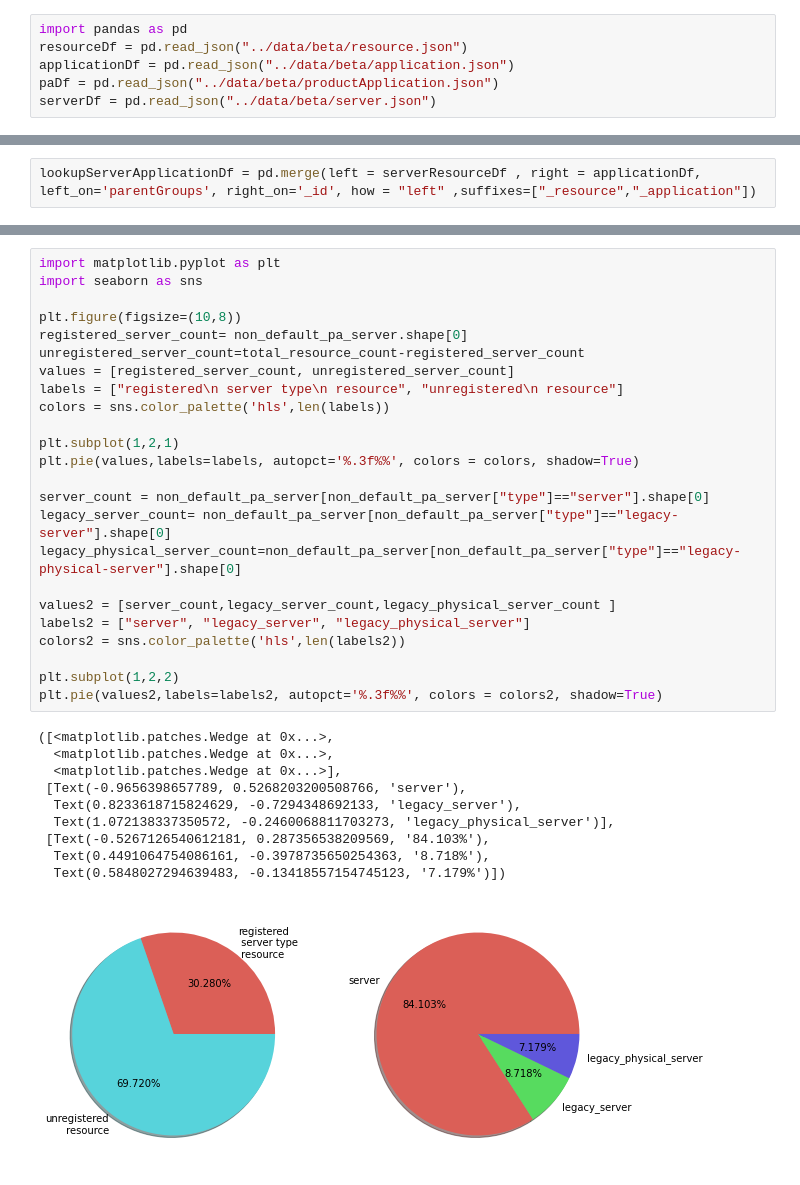
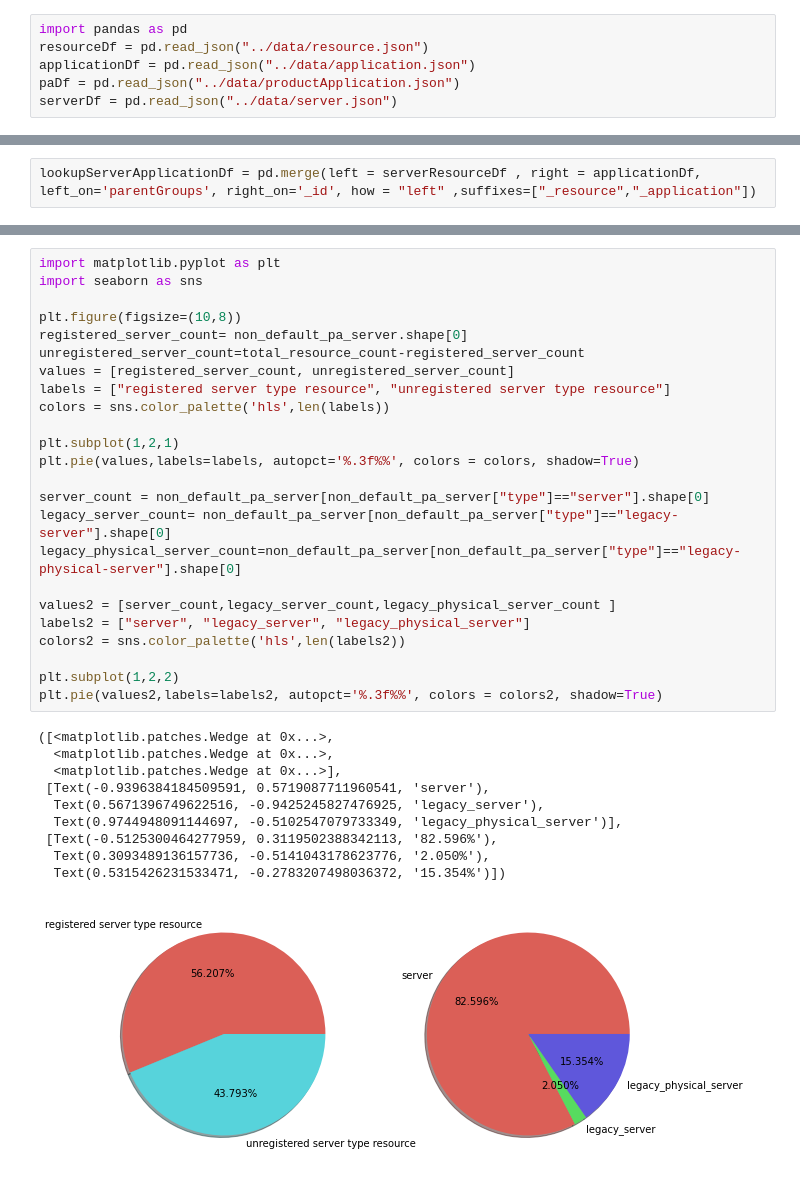
Before and after one commit to 2jimoo/statistics_with_mongodb_s3_papermill_k8s, a Jupyter notebook: resource_server_registration_rate.ipynb, the cells around one changed output, grey strips where cells are left out. Saved outputs shown, nothing was run; the diff lists cells and outputs as text.

Commit message:
server filtering

```diff
--- a/resource_server_registration_rate.ipynb
+++ b/resource_server_registration_rate.ipynb
@@ -1,9 +1,9 @@
 # %%
 import pandas as pd
-resourceDf = pd.read_json("../data/beta/resource.json")
-applicationDf = pd.read_json("../data/beta/application.json")
-paDf = pd.read_json("../data/beta/productApplication.json")
-serverDf = pd.read_json("../data/beta/server.json")
+resourceDf = pd.read_json("../data/resource.json")
+applicationDf = pd.read_json("../data/application.json")
+paDf = pd.read_json("../data/productApplication.json")
+serverDf = pd.read_json("../data/server.json")
 # %%
 serverResourceDf = resourceDf[
     resourceDf["type"].isin(['server','legacy-server','legacy-physical-server'])]
@@ -38,38 +38,38 @@ print(registered_server_count)
 # %%
 import matplotlib.pyplot as plt
 import seaborn as sns
 
 plt.figure(figsize=(10,8))
 registered_server_count= non_default_pa_server.shape[0]
 unregistered_server_count=total_resource_count-registered_server_count
 values = [registered_server_count, unregistered_server_count]
-labels = ["registered\n server type\n resource", "unregistered\n resource"]
+labels = ["registered server type resource", "unregistered server type resource"]
 colors = sns.color_palette('hls',len(labels))
 
 plt.subplot(1,2,1)
 plt.pie(values,labels=labels, autopct='%.3f%%', colors = colors, shadow=True)
 
 server_count = non_default_pa_server[non_default_pa_server["type"]=="server"].shape[0]
 legacy_server_count= non_default_pa_server[non_default_pa_server["type"]=="legacy-server"].shape[0]
 legacy_physical_server_count=non_default_pa_server[non_default_pa_server["type"]=="legacy-physical-server"].shape[0]
 
 values2 = [server_count,legacy_server_count,legacy_physical_server_count ]
 labels2 = ["server", "legacy_server", "legacy_physical_server"]
 colors2 = sns.color_palette('hls',len(labels2))
 
 plt.subplot(1,2,2)
 plt.pie(values2,labels=labels2, autopct='%.3f%%', colors = colors2, shadow=True)
 # %% [output]
 ([<matplotlib.patches.Wedge at 0x...>,
   <matplotlib.patches.Wedge at 0x...>,
   <matplotlib.patches.Wedge at 0x...>],
- [Text(-0.9656398657789, 0.5268203200508766, 'server'),
-  Text(0.8233618715824629, -0.7294348692133, 'legacy_server'),
-  Text(1.072138337350572, -0.2460068811703273, 'legacy_physical_server')],
- [Text(-0.5267126540612181, 0.287356538209569, '84.103%'),
-  Text(0.4491064754086161, -0.3978735650254363, '8.718%'),
-  Text(0.5848027294639483, -0.13418557154745123, '7.179%')])
+ [Text(-0.9396384184509591, 0.5719087711960541, 'server'),
+  Text(0.5671396749622516, -0.9425245827476925, 'legacy_server'),
+  Text(0.9744948091144697, -0.5102547079733349, 'legacy_physical_server')],
+ [Text(-0.5125300464277959, 0.3119502388342113, '82.596%'),
+  Text(0.3093489136157736, -0.5141043178623776, '2.050%'),
+  Text(0.5315426231533471, -0.2783207498036372, '15.354%')])
-[figure, old version]
+[figure, new version]
 # %%
 plt.figure(figsize=(10,8))
 
```
Also changed, not shown: parts of 8 cells of this notebook.
